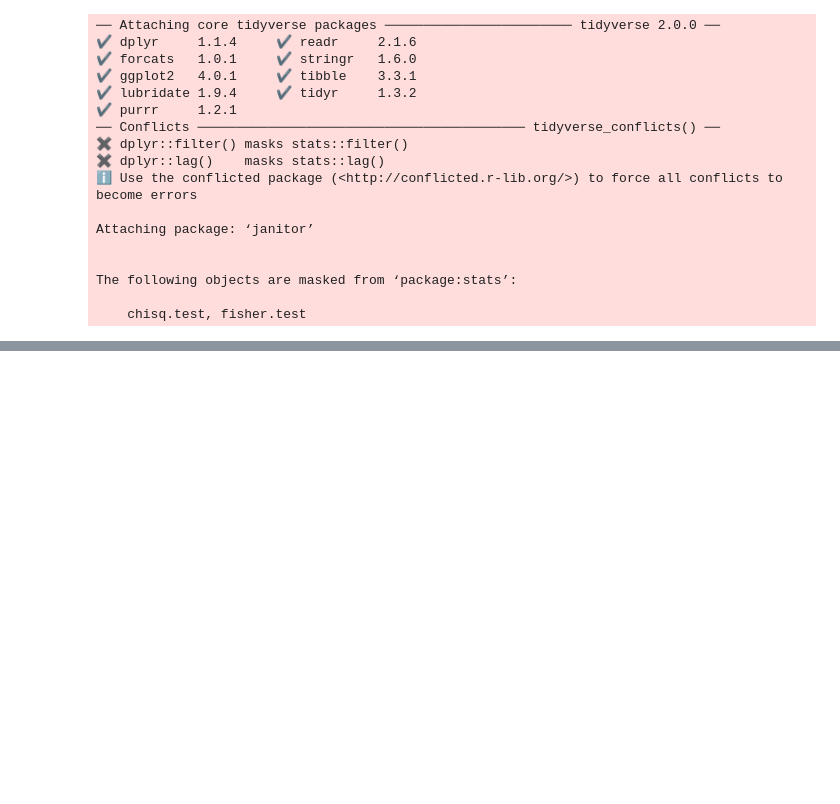
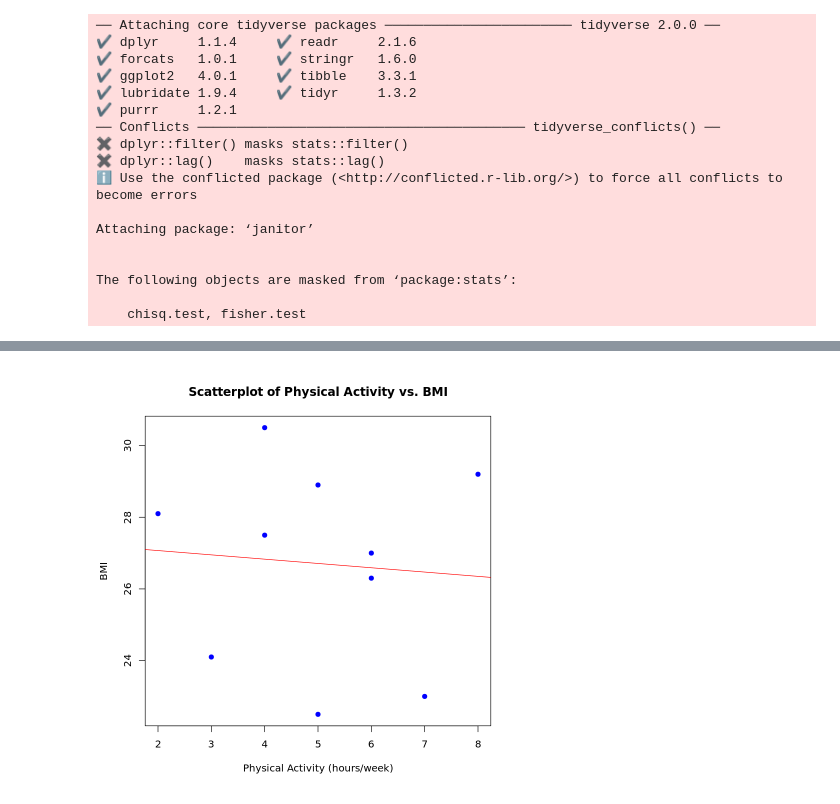
Before and after one commit to Blake-Wei/hi5304-assignment3, a Jupyter notebook: learning/learningR.ipynb, the cells around one changed output, grey strips where cells are left out. Cells and saved outputs as stored; diff of their text form; code cells hidden in the pictures; blank space fills up the shorter version.

```diff
--- a/learning/learningR.ipynb
+++ b/learning/learningR.ipynb
@@ -98,0 +138,9 @@ The following objects are masked from ‘package:stats’:
+# %%
+# Sample data
+data <- c(5.1, 4.8, 5.3, 5.7, 5.2, 4.9, 5.4, 5.6, 5.0, 5.3)
+# Hypothesized population mean
+mu <- 5.0
+# Perform one-sample t-test
+t_test_result <- t.test(data, mu = mu)
+# Print the result
+print(t_test_result)
@@ -98,0 +665,20 @@ The following objects are masked from ‘package:stats’:
+# %%
+# Step 1: Prepare the Data
+data <- data.frame(
+  Subject = 1:10,
+  PhysicalActivity = c(5, 3, 7, 4, 6, 2, 8, 4, 5, 6),
+  BMI = c(22.5, 24.1, 23.0, 27.5, 26.3, 28.1, 29.2, 30.5, 28.9, 27.0)
+)
+
+# Step 2: Create the Scatterplot
+plot(data$PhysicalActivity, data$BMI,
+     main = "Scatterplot of Physical Activity vs. BMI",
+     xlab = "Physical Activity (hours/week)",
+     ylab = "BMI",
+     pch = 19,
+     col = "blue")
+
+# Add a regression line
+abline(lm(BMI ~ PhysicalActivity, data = data), col = "red")
+# %% [output]
+[figure, added]
```
Also changed, not shown: parts of 35 cells of this notebook.
